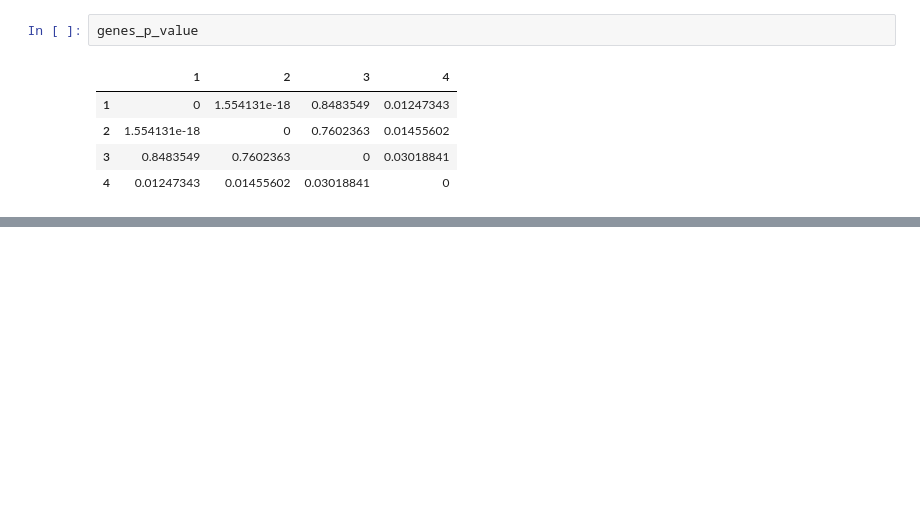
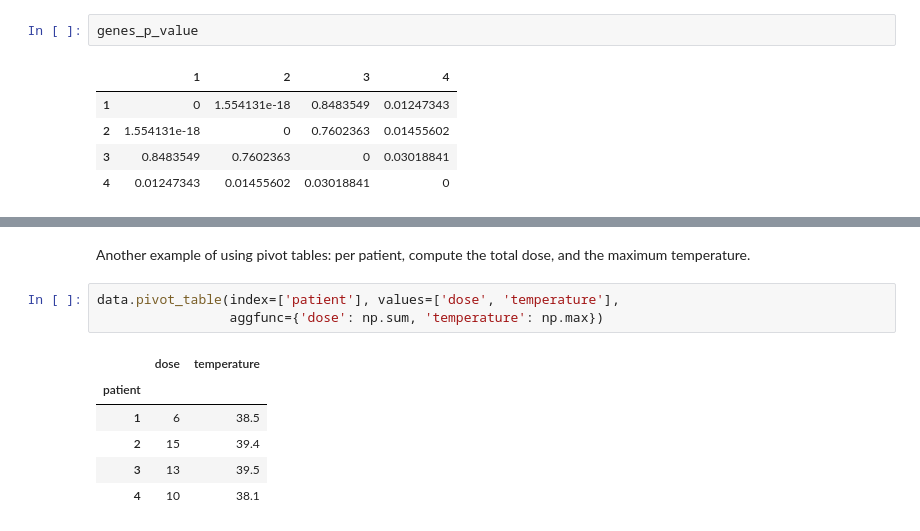
Before and after one commit to gjbex/training-material, a Jupyter notebook: Python/Pandas/patients.ipynb, the cells around one changed output, grey strips where cells are left out. Saved outputs shown, nothing was run; the diff lists cells and outputs as text; blank space fills up the shorter version.

```diff
--- a/Python/Pandas/patients.ipynb
+++ b/Python/Pandas/patients.ipynb
@@ -210,0 +219,12 @@ genes_p_value
+# %% [markdown]
+Another example of using pivot tables: per patient, compute the total dose, and the maximum temperature.
+# %%
+data.pivot_table(index=['patient'], values=['dose', 'temperature'],
+                 aggfunc={'dose': np.sum, 'temperature': np.max})
+# %% [output]
+|  | dose | temperature |
+| patient |  |  |
+| 1 | 6 | 38.5 |
+| 2 | 15 | 39.4 |
+| 3 | 13 | 39.5 |
+| 4 | 10 | 38.1 |
```
Also changed, not shown: parts of 8 cells of this notebook, 16 other files.
